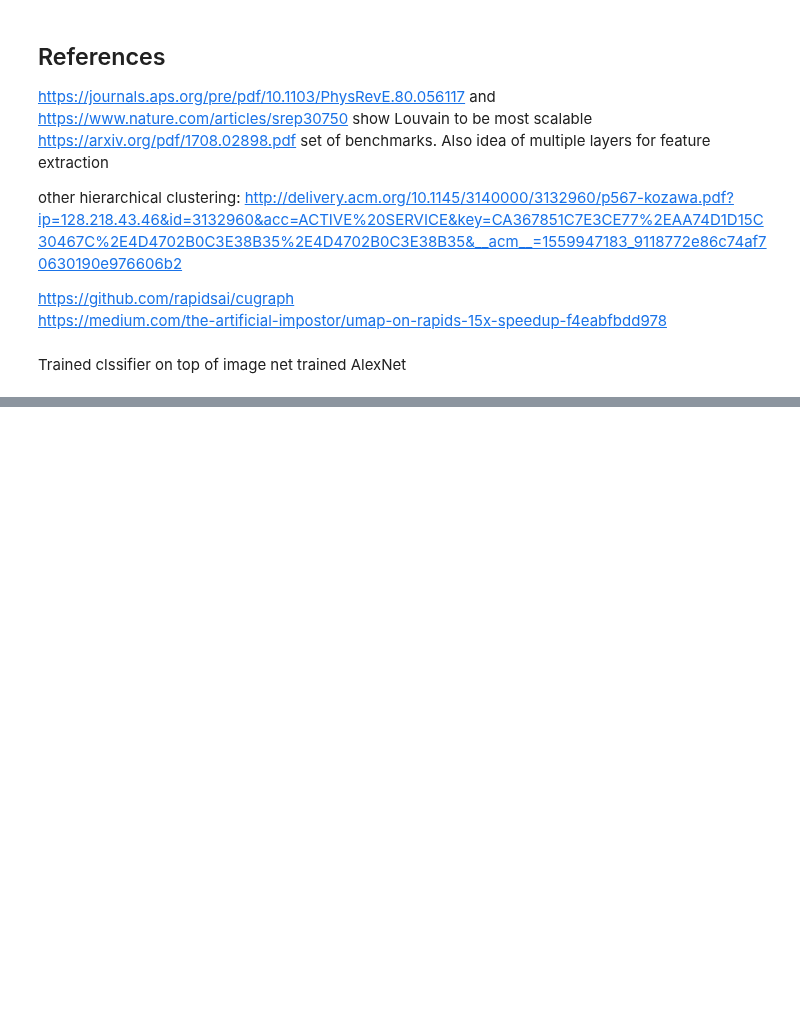
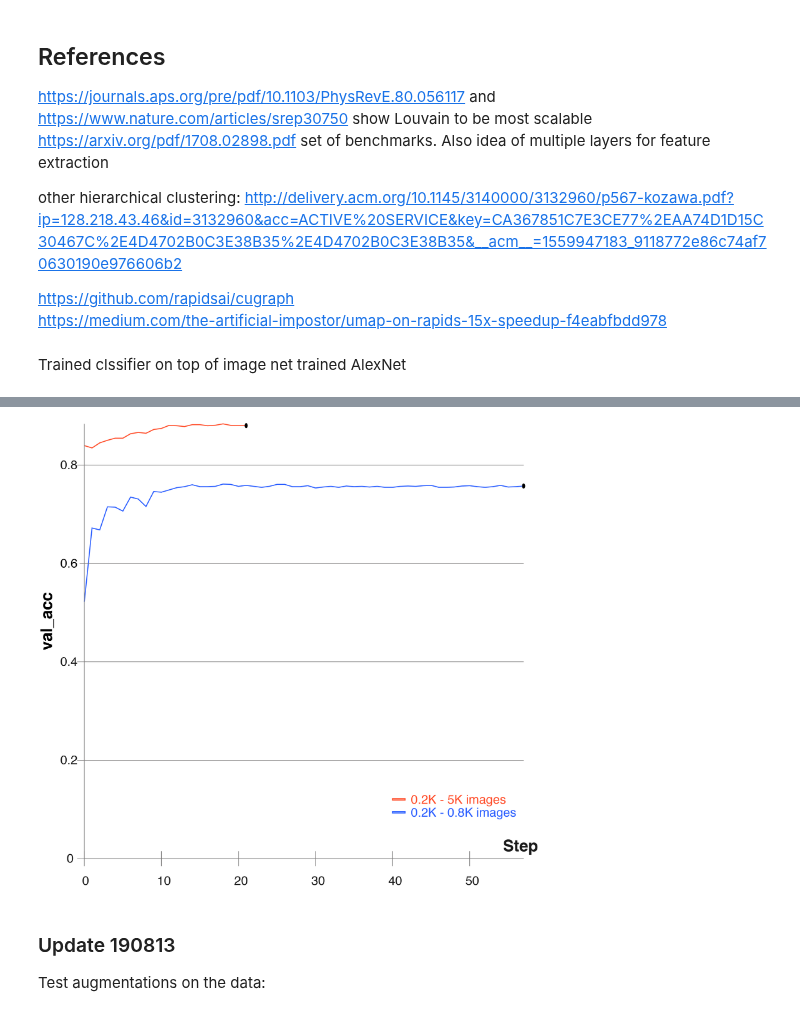
Before and after one commit to Gvaihir/image_sudoku, a Jupyter notebook: plan.ipynb, the cells around one changed output, grey strips where cells are left out. Cells and saved outputs as stored; diff of their text form; code cells hidden in the pictures; blank space fills up the shorter version.

```diff
--- a/plan.ipynb
+++ b/plan.ipynb
@@ -243,0 +253,9 @@ Add WT Pt11_r02c12
+# %%
+from IPython.display import Image
+Image(filename='/Users/antonogorodnikov/Documents/Work/DataSci/01_sudoku_image/reports/wandb/large_vs_small_dataset.png',
+      width=500, height=200)
+# %% [output]
+[figure, added]
+# %% [markdown]
+### Update 190813
+Test augmentations on the data:
```
Also changed, not shown: parts of 1 cell of this notebook, 1 other file.
